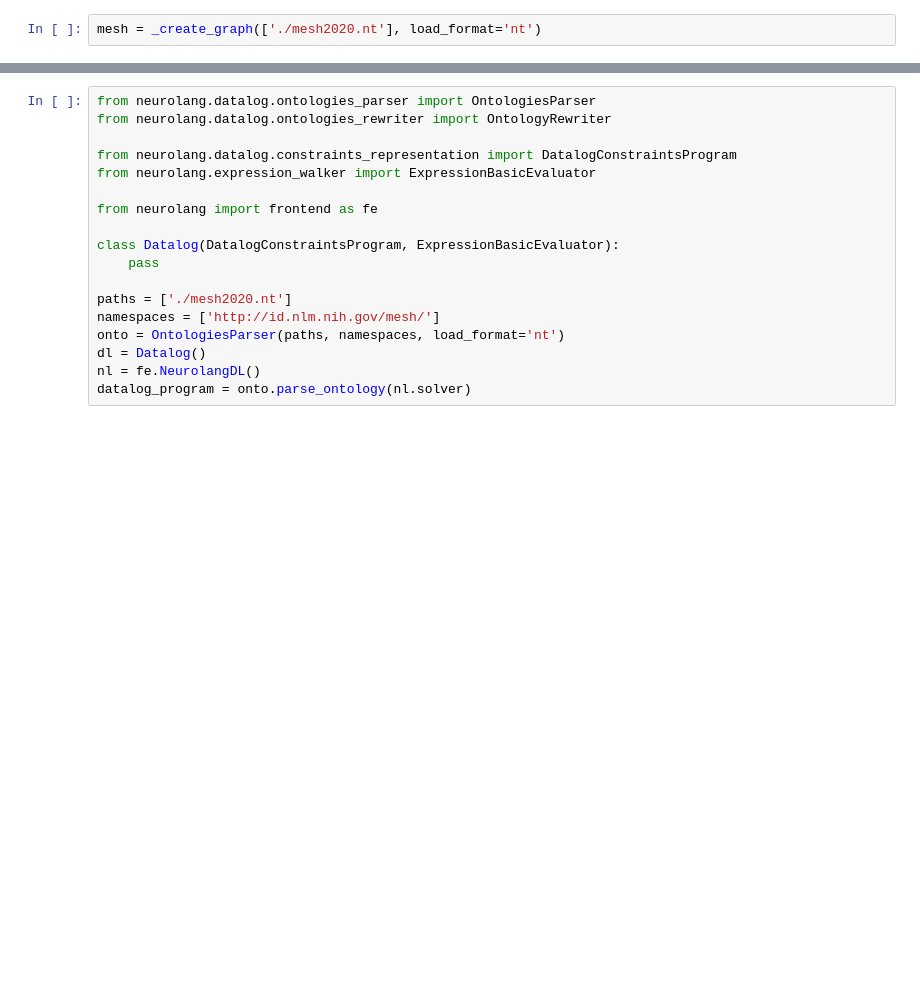
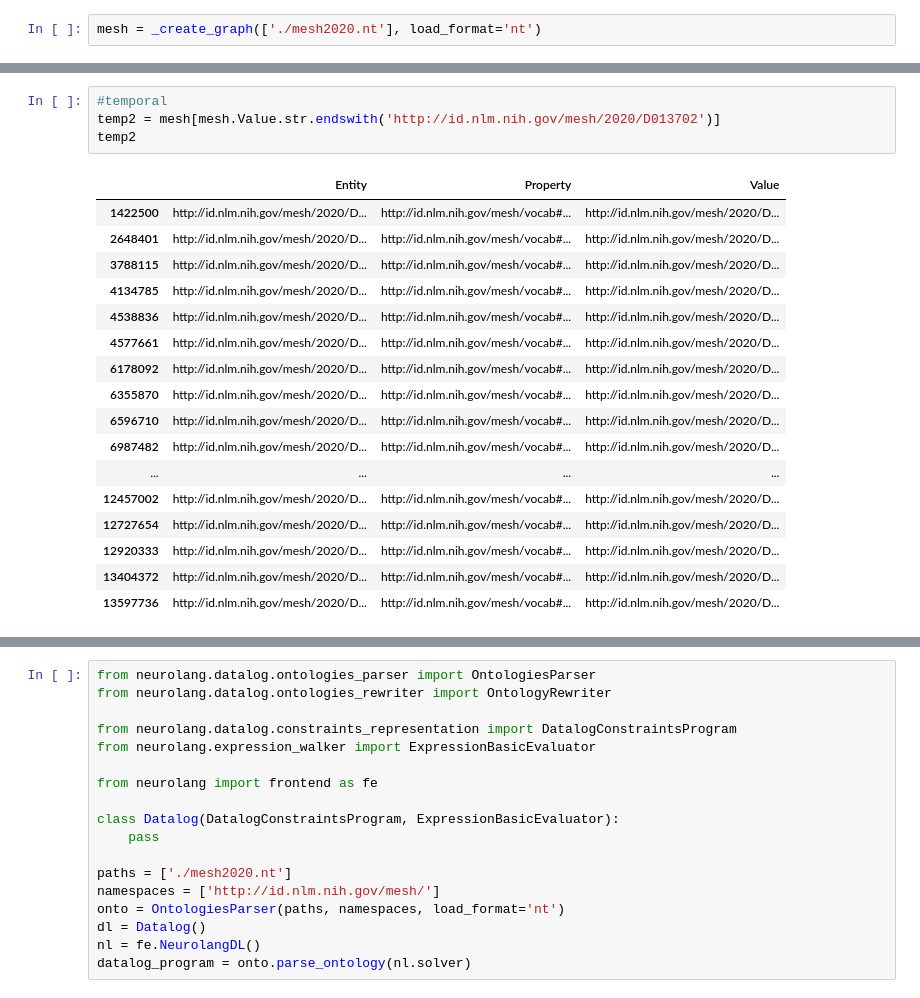
Before and after one commit to gzanitti/NeuroLang, a Jupyter notebook: examples/OHBM - Examples.ipynb, the cells around one changed output, grey strips where cells are left out. Drawn from its saved outputs; the diff is of its cells as text; blank space fills up the shorter version.

```diff
--- a/examples/OHBM - Examples.ipynb
+++ b/examples/OHBM - Examples.ipynb
@@ -534,0 +541,22 @@ mesh[mesh.Entity.str.contains('http://id.nlm.nih.gov/mesh/2020/D006313')]
+# %%
+#temporal
+temp2 = mesh[mesh.Value.str.endswith('http://id.nlm.nih.gov/mesh/2020/D013702')]
+temp2
+# %% [output]
+|  | Entity | Property | Value |
+| 1422500 | http://id.nlm.nih.gov/mesh/2020/D... | http://id.nlm.nih.gov/mesh/vocab#... | http://id.nlm.nih.gov/mesh/2020/D... |
+| 2648401 | http://id.nlm.nih.gov/mesh/2020/D... | http://id.nlm.nih.gov/mesh/vocab#... | http://id.nlm.nih.gov/mesh/2020/D... |
+| 3788115 | http://id.nlm.nih.gov/mesh/2020/D... | http://id.nlm.nih.gov/mesh/vocab#... | http://id.nlm.nih.gov/mesh/2020/D... |
+| 4134785 | http://id.nlm.nih.gov/mesh/2020/D... | http://id.nlm.nih.gov/mesh/vocab#... | http://id.nlm.nih.gov/mesh/2020/D... |
+| 4538836 | http://id.nlm.nih.gov/mesh/2020/D... | http://id.nlm.nih.gov/mesh/vocab#... | http://id.nlm.nih.gov/mesh/2020/D... |
+| 4577661 | http://id.nlm.nih.gov/mesh/2020/D... | http://id.nlm.nih.gov/mesh/vocab#... | http://id.nlm.nih.gov/mesh/2020/D... |
+| 6178092 | http://id.nlm.nih.gov/mesh/2020/D... | http://id.nlm.nih.gov/mesh/vocab#... | http://id.nlm.nih.gov/mesh/2020/D... |
+| 6355870 | http://id.nlm.nih.gov/mesh/2020/D... | http://id.nlm.nih.gov/mesh/vocab#... | http://id.nlm.nih.gov/mesh/2020/D... |
+| 6596710 | http://id.nlm.nih.gov/mesh/2020/D... | http://id.nlm.nih.gov/mesh/vocab#... | http://id.nlm.nih.gov/mesh/2020/D... |
+| 6987482 | http://id.nlm.nih.gov/mesh/2020/D... | http://id.nlm.nih.gov/mesh/vocab#... | http://id.nlm.nih.gov/mesh/2020/D... |
+| ... | ... | ... | ... |
+| 12457002 | http://id.nlm.nih.gov/mesh/2020/D... | http://id.nlm.nih.gov/mesh/vocab#... | http://id.nlm.nih.gov/mesh/2020/D... |
+| 12727654 | http://id.nlm.nih.gov/mesh/2020/D... | http://id.nlm.nih.gov/mesh/vocab#... | http://id.nlm.nih.gov/mesh/2020/D... |
+| 12920333 | http://id.nlm.nih.gov/mesh/2020/D... | http://id.nlm.nih.gov/mesh/vocab#... | http://id.nlm.nih.gov/mesh/2020/D... |
+| 13404372 | http://id.nlm.nih.gov/mesh/2020/D... | http://id.nlm.nih.gov/mesh/vocab#... | http://id.nlm.nih.gov/mesh/2020/D... |
+| 13597736 | http://id.nlm.nih.gov/mesh/2020/D... | http://id.nlm.nih.gov/mesh/vocab#... | http://id.nlm.nih.gov/mesh/2020/D... |
```
Also changed, not shown: parts of 21 cells of this notebook.
